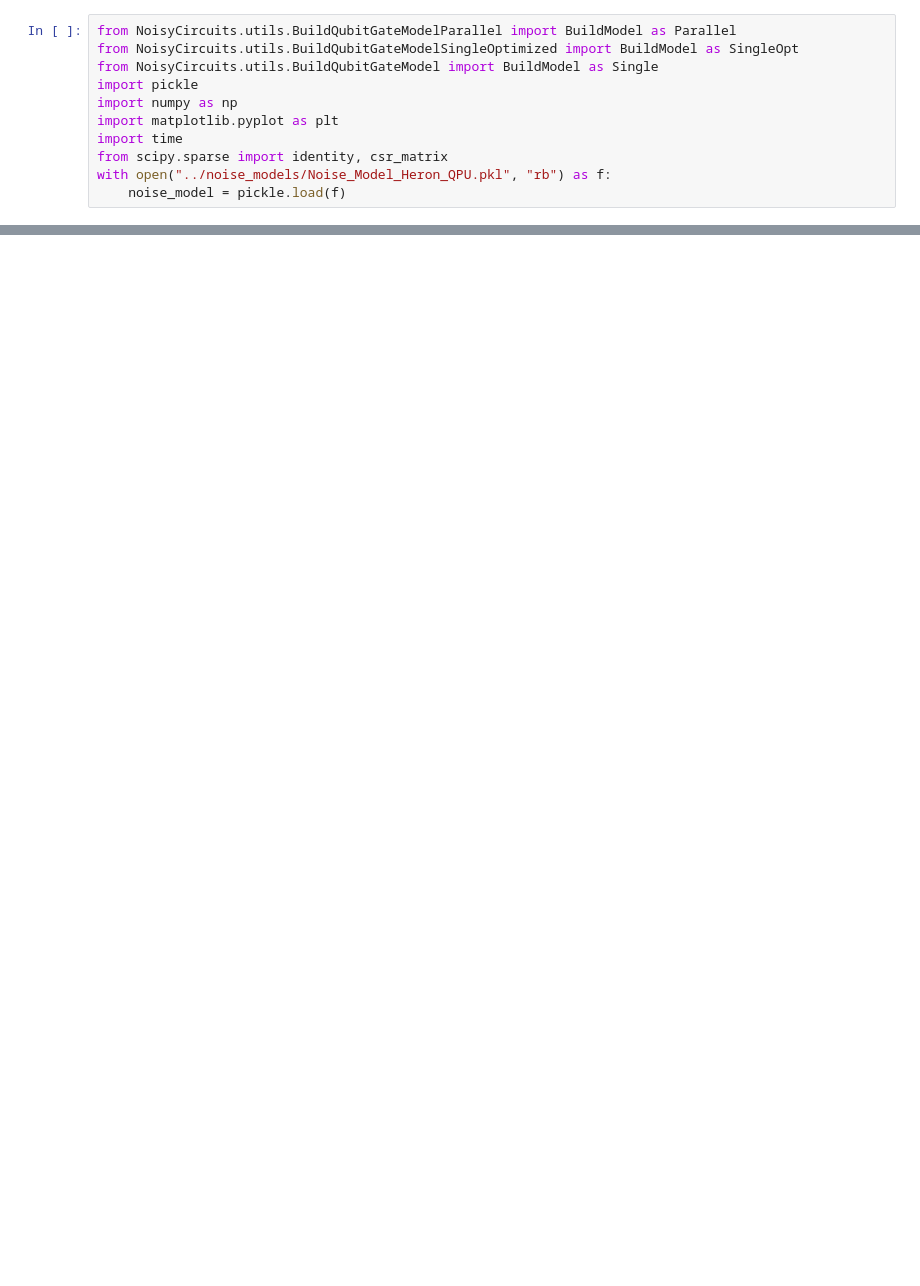
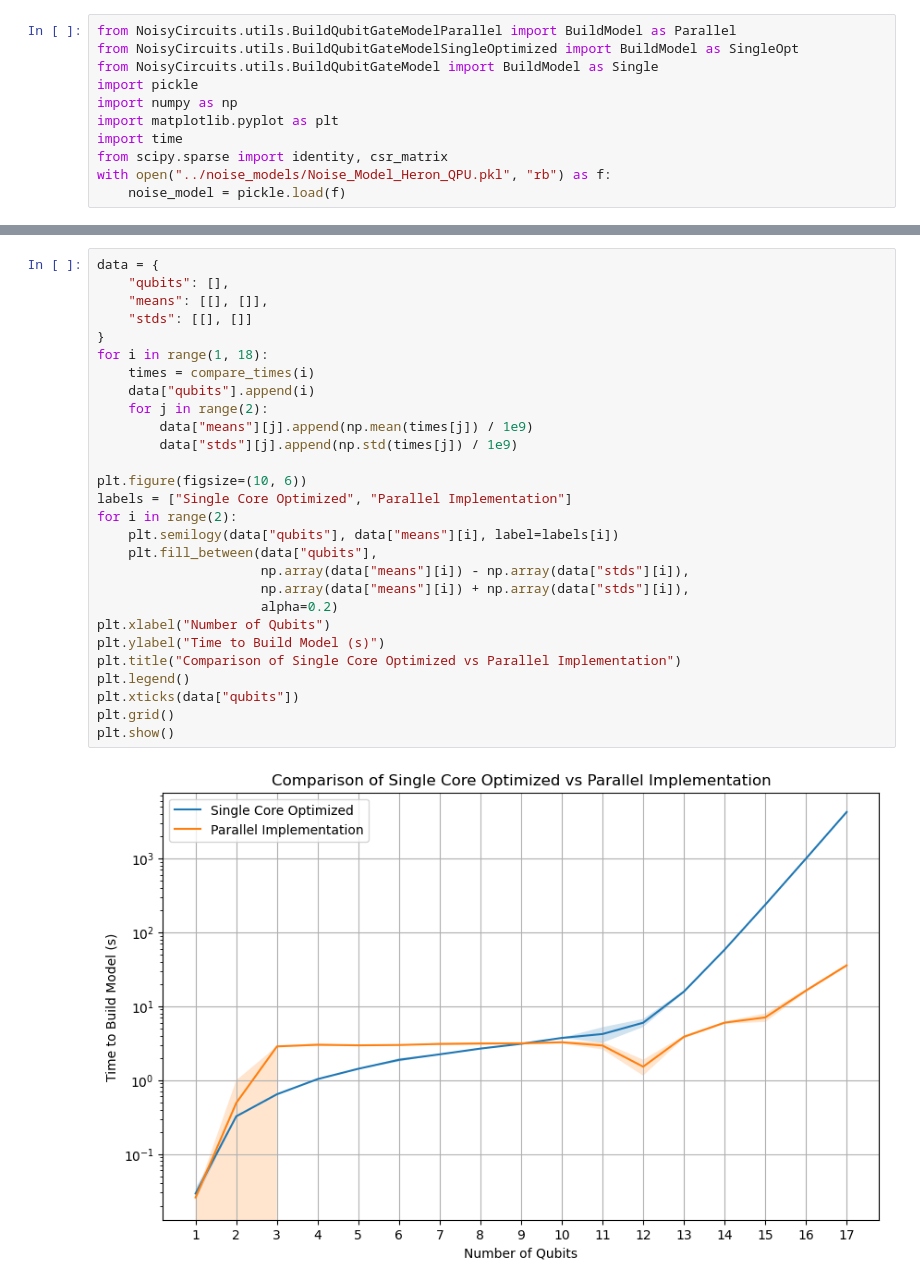
Before and after one commit to Sats2/NoisyCircuits, a Jupyter notebook: examples/compare_old_new.ipynb, the cells around one changed output, grey strips where cells are left out. Saved outputs shown, nothing was run; the diff lists cells and outputs as text; blank space fills up the shorter version.

```diff
--- a/examples/compare_old_new.ipynb
+++ b/examples/compare_old_new.ipynb
@@ -264,0 +172,30 @@ Gate: rzz
+# %%
+data = {
+    "qubits": [],
+    "means": [[], []],
+    "stds": [[], []]
+}
+for i in range(1, 18):
+    times = compare_times(i)
+    data["qubits"].append(i)
+    for j in range(2):
+        data["means"][j].append(np.mean(times[j]) / 1e9)
+        data["stds"][j].append(np.std(times[j]) / 1e9)
+
+plt.figure(figsize=(10, 6))
+labels = ["Single Core Optimized", "Parallel Implementation"]
+for i in range(2):
+    plt.semilogy(data["qubits"], data["means"][i], label=labels[i])
+    plt.fill_between(data["qubits"],
+                     np.array(data["means"][i]) - np.array(data["stds"][i]),
+                     np.array(data["means"][i]) + np.array(data["stds"][i]),
+                     alpha=0.2)
+plt.xlabel("Number of Qubits")
+plt.ylabel("Time to Build Model (s)")
+plt.title("Comparison of Single Core Optimized vs Parallel Implementation")
+plt.legend()
+plt.xticks(data["qubits"])
+plt.grid()
+plt.show()
+# %% [output]
+[figure, added]
```
Also changed, not shown: parts of 10 cells of this notebook, 2 other files.
